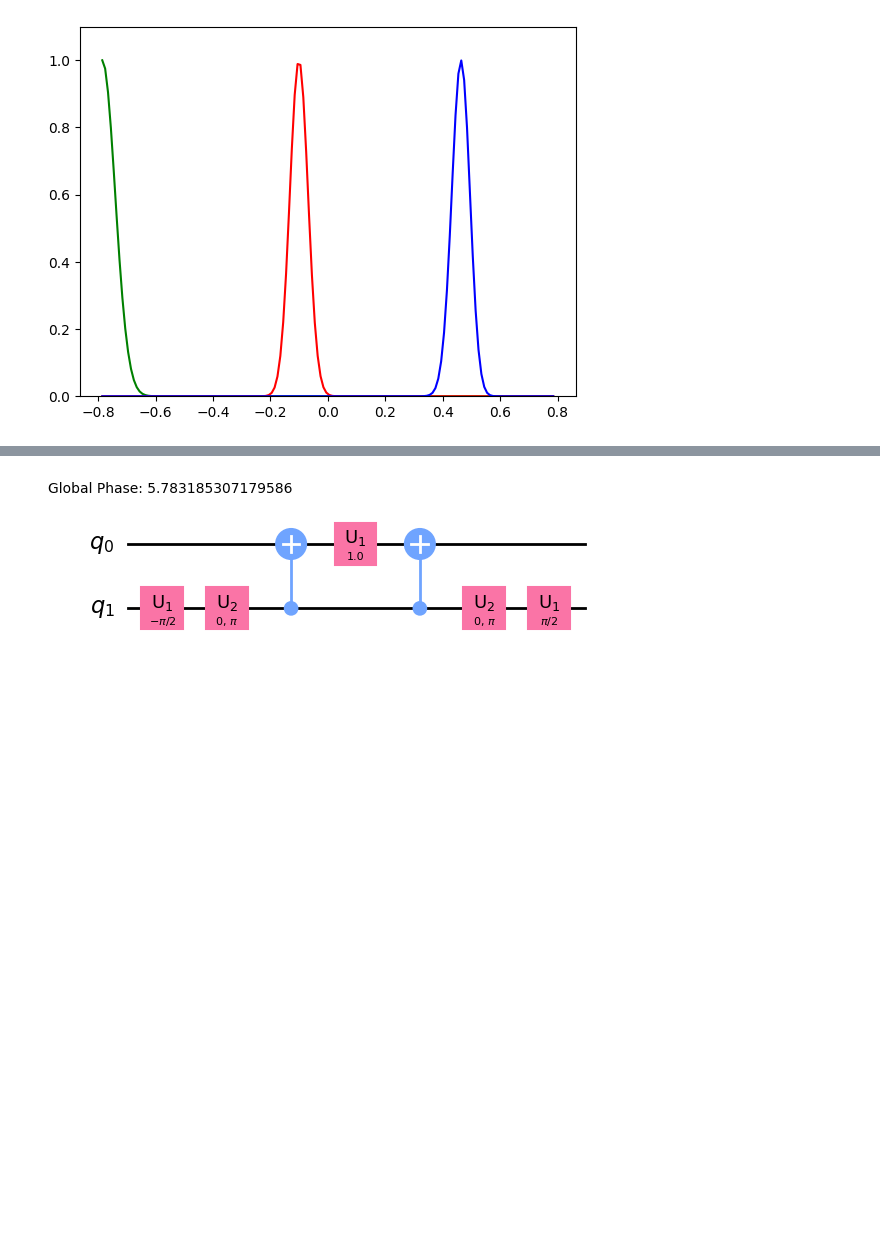
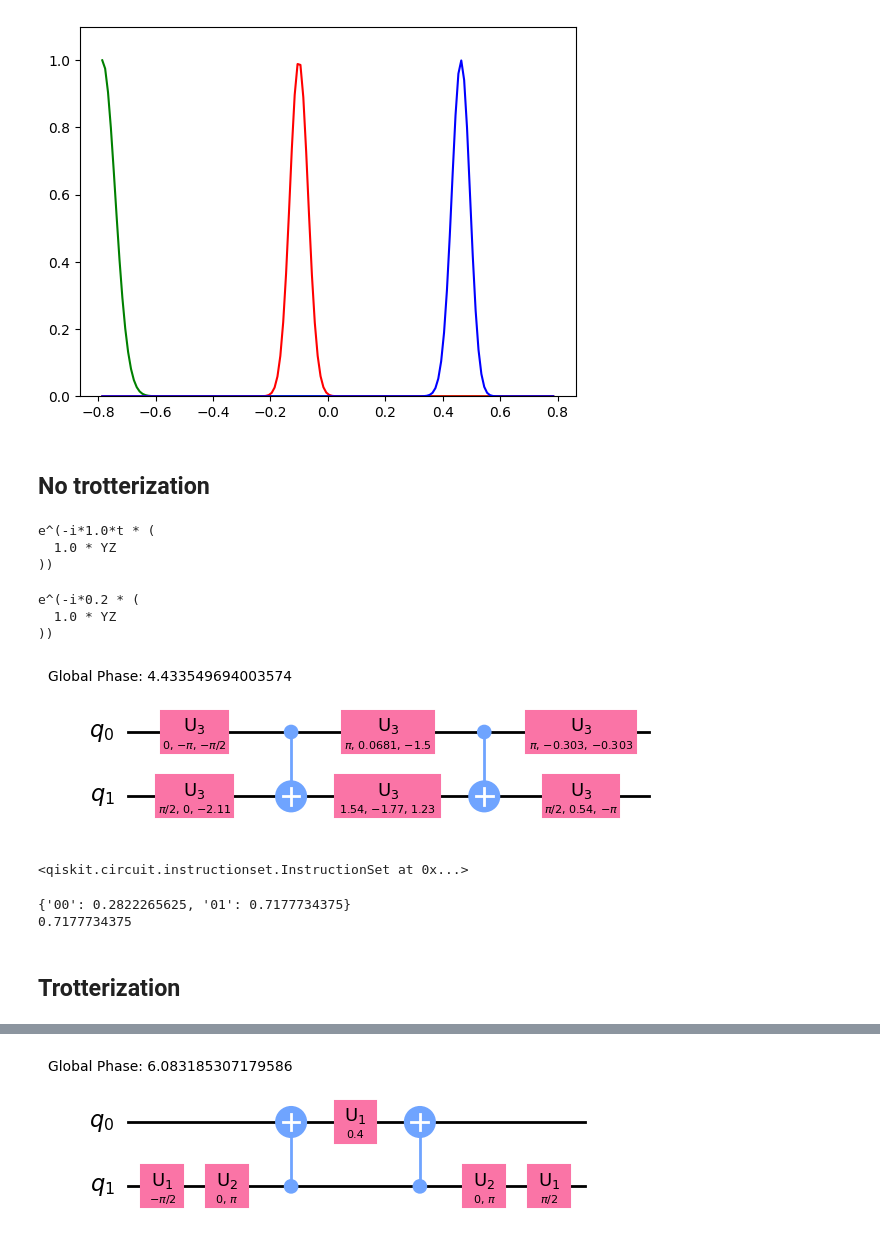
Before and after one commit to Gopal-Dahale/measurement-based-ite, a Jupyter notebook: mite.ipynb, the cells around one changed output, grey strips where cells are left out. Drawn from its saved outputs; the diff is of its cells as text; code cells hidden in the pictures; blank space fills up the shorter version.

Commit message:
updated code without trotter

```diff
--- a/mite.ipynb
+++ b/mite.ipynb
@@ -100,14 +100,59 @@ def convert_U_trot_to_qc(U_trot):
 H = PauliSumOp(SparsePauliOp(["YZ",],[1]))
 
 time_param = Parameter("t")
-trotter_steps = 1
-
-# Compute unitary time operator
-U_trot_params = compute_U_trot(H, time_param, int(trotter_steps))
-
-# Convert to trotterized unitary to circuit
-qc_trot = convert_U_trot_to_qc(U_trot_params)
-
-# bind parameters
-epsilon = np.sqrt(0.5)
-qc_bound = qc_trot.bind_parameters({time_param: epsilon})
+epsilon = 0.2
+# %% [markdown]
+## No trotterization
+# %%
+evolution_op = (time_param*H).exp_i()
+print(evolution_op)
+# %% [output]
+e^(-i*1.0*t * (
+  1.0 * YZ
+))
+# %%
+evop = evolution_op.assign_parameters({time_param: epsilon})
+print(evop)
+
+qc_bound = evop.to_circuit()
+qc_bound.draw('mpl')
+# %% [output]
+e^(-i*0.2 * (
+  1.0 * YZ
+))
+[figure, added]
+# %%
+t = 100
+
+qr = QuantumRegister(2)
+cr = ClassicalRegister(2, name="ancilla_reg")
+
+qc = QuantumCircuit(qr,cr)
+qc.h(0)
+
+for i in range(t):
+    qc.h(1)
+    qc.compose(qc_bound, [0,1], inplace=True)
+    qc.measure([1],cr[1])
+
+    with qc.if_test((cr[1],1)):
+        qc.x(0)
+    qc.reset(1)
+
+qc.measure([0,1], cr)
+# %% [output]
+<qiskit.circuit.instructionset.InstructionSet at 0x...>
+# %%
+shots = 1024
+backend_sim = Aer.get_backend("aer_simulator")
+job = backend_sim.run(qc, shots = shots)
+result = job.result()
+counts = result.get_counts()
+counts = {i: j/shots for i,j in counts.items()}
+print(counts)
+print(counts['01'])
+# %% [output]
+{'00': 0.2822265625, '01': 0.7177734375}
+0.7177734375
+# %% [markdown]
+## Trotterization
```
Also changed, not shown: parts of 15 cells of this notebook.
